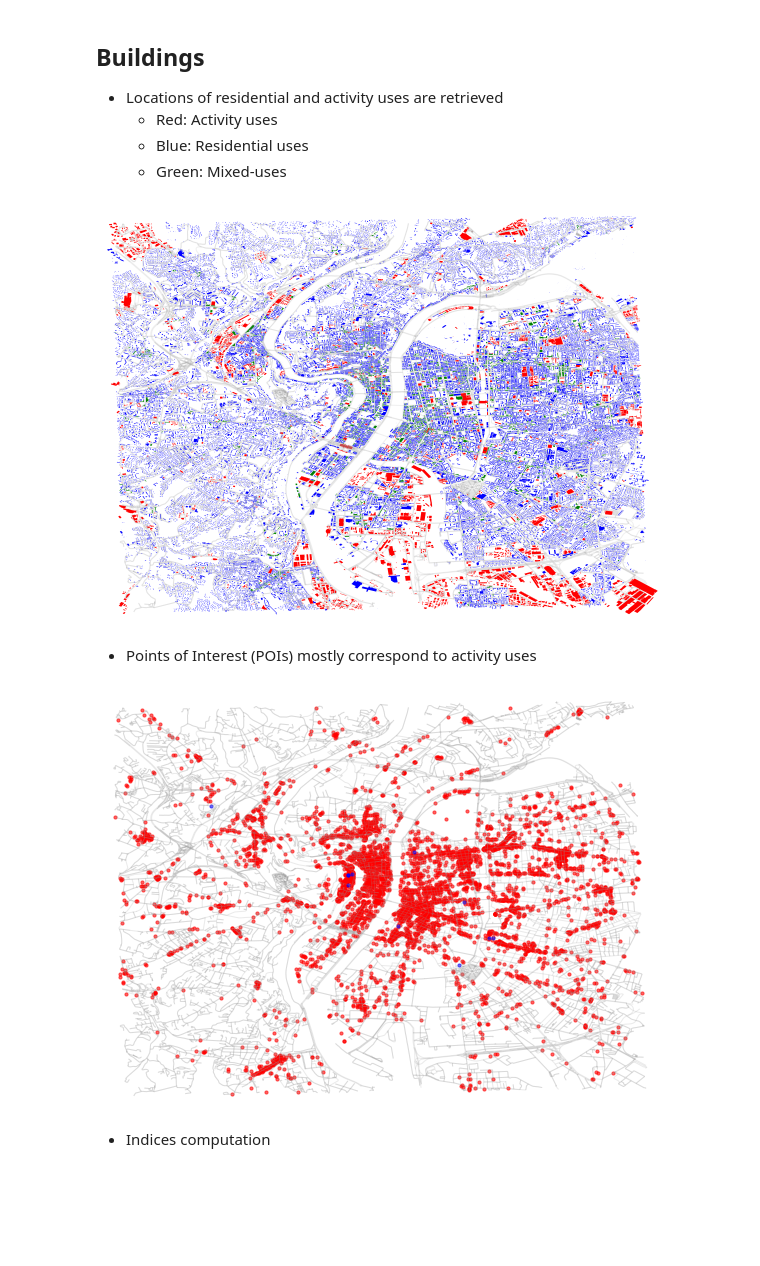
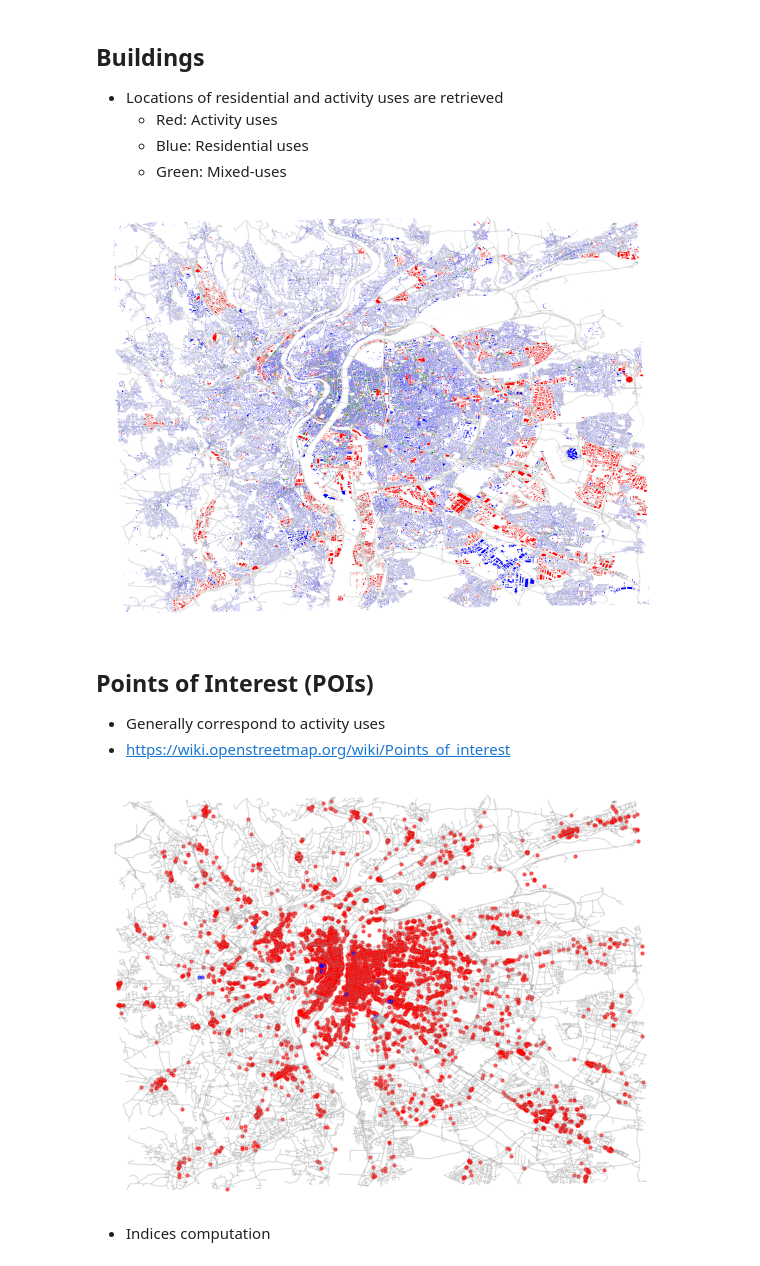
Before and after one commit to lgervasoni/urbansprawl, a Jupyter notebook: examples/sprawl_overview.ipynb, the cells around one changed output. Cells and saved outputs as stored; diff of their text form; code cells hidden in the pictures; blank space fills up the shorter version.

```diff
--- a/examples/sprawl_overview.ipynb
+++ b/examples/sprawl_overview.ipynb
@@ -130,21 +132,26 @@ df_indices = get_indices_grid(df_osm_built, df_osm_building_parts, df_osm_pois,
 # %%
 # Get buildings per classification
 df_residential = df_osm_built[ df_osm_built.classification.isin(["residential"]) ]
 df_activities = df_osm_built[ df_osm_built.classification.isin(["activity"]) ]
 df_mixed = df_osm_built[ df_osm_built.classification.isin(["mixed"]) ]
 
 # Plot
 f, ax = ox.plot_graph(G, fig_height=figsize[1], fig_width=figsize[0], edge_alpha=0.15, node_alpha=0, show=False, close=False)
 # Buildings
-df_residential.plot(figsize=figsize, color="blue", ax=ax)
-df_activities.plot(figsize=figsize, color="red", ax=ax)
-df_mixed.plot(figsize=figsize, color="green", ax=ax)
+if (not df_residential.empty):
+    df_residential.plot(figsize=figsize, color="blue", ax=ax)
+if (not df_activities.empty):
+    df_activities.plot(figsize=figsize, color="red", ax=ax)
+if (not df_mixed.empty):
+    df_mixed.plot(figsize=figsize, color="green", ax=ax)
 ax.get_xaxis().set_visible(False);ax.get_yaxis().set_visible(False)
 f.tight_layout()
 # %% [output]
-[figure, old version]
+[figure, new version]
 # %% [markdown]
-* Points of Interest (POIs) mostly correspond to activity uses
+## Points of Interest (POIs)
+* Generally correspond to activity uses
+* https://wiki.openstreetmap.org/wiki/Points_of_interest
 # %%
 # Get POIs per classification
 df_pois_activities = df_osm_pois[ df_osm_pois.classification.isin(["activity"]) ]
@@ -154,7 +161,8 @@ df_pois_mixed = df_osm_pois[ df_osm_pois.classification.isin(["mixed"]) ]
 # Plot
 f, ax = ox.plot_graph(G, fig_height=figsize[1], fig_width=figsize[0], edge_alpha=0.2, node_alpha=0, show=False, close=False)
 # Points of Interest
-df_pois_activities.plot(figsize=figsize, color="red", ax=ax, alpha=0.6, markersize=10)
+if (not df_pois_activities.empty):
+    df_pois_activities.plot(figsize=figsize, color="red", ax=ax, alpha=0.6, markersize=10)
 if (not df_pois_residential.empty):
     df_pois_residential.plot(figsize=figsize, color="blue", ax=ax, alpha=0.6, markersize=10)
 if (not df_pois_mixed.empty):
@@ -162,7 +170,7 @@ if (not df_pois_mixed.empty):
 ax.get_xaxis().set_visible(False);ax.get_yaxis().set_visible(False)
 f.tight_layout()
 # %% [output]
-[figure, old version]
+[figure, new version]
 # %% [markdown]
 * Indices computation
 # %%
```
Also changed, not shown: parts of 14 cells of this notebook, 8 other files.
